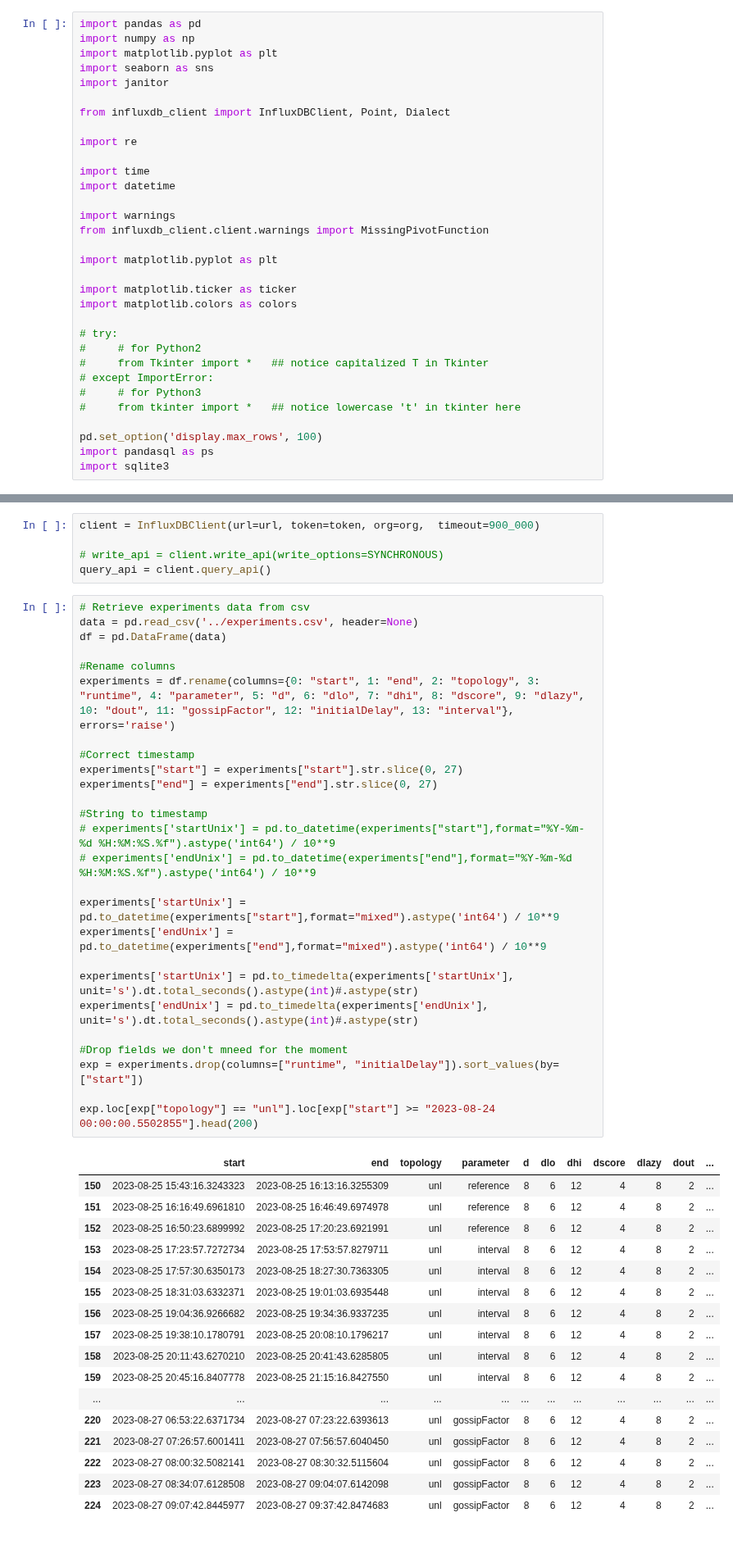
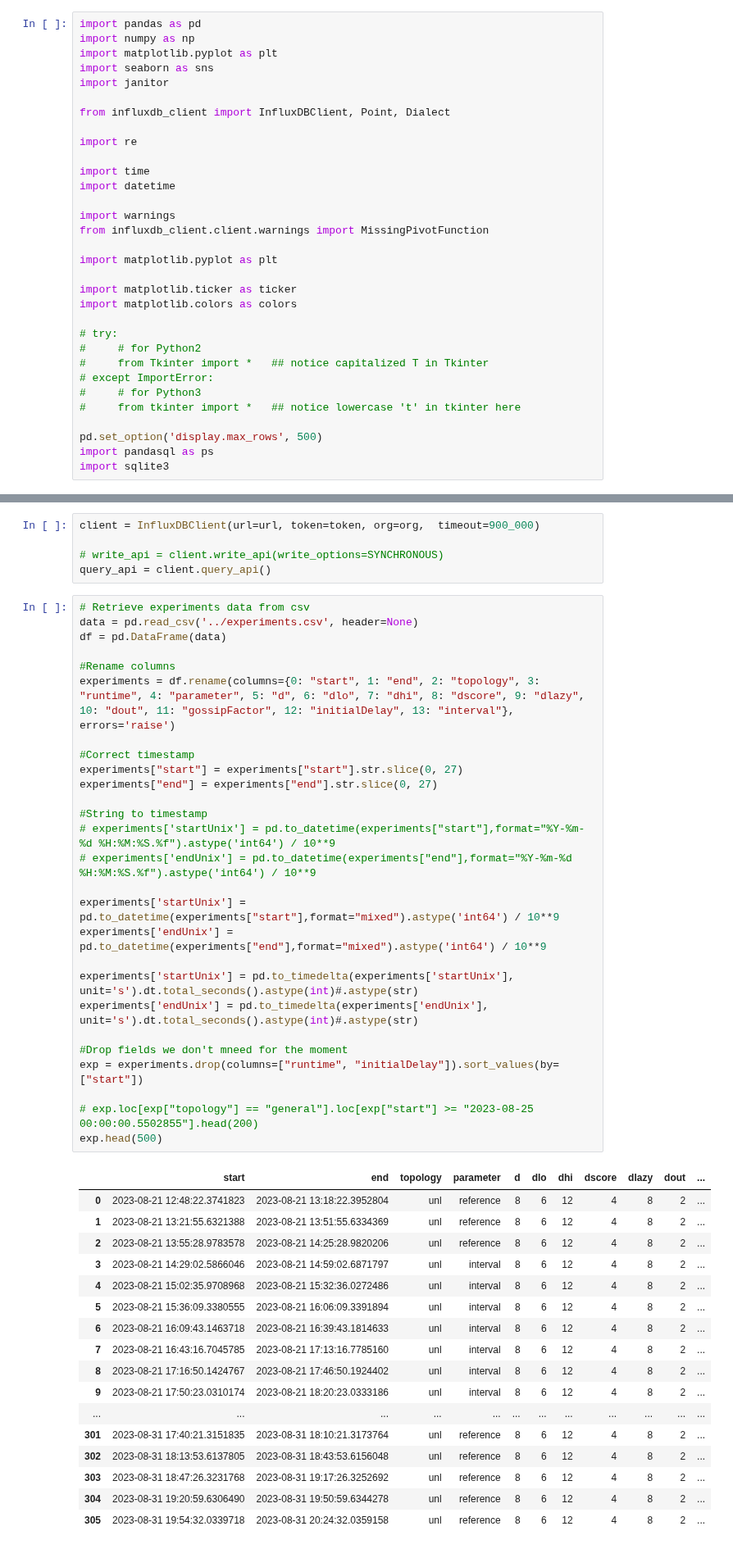
Before and after one commit to FlavScheidt/flexi-pipe, a Jupyter notebook: data/Notebooks/TimeSeries.ipynb, the cells around one changed output, grey strips where cells are left out. Shown at 82% size. Drawn from its saved outputs; the diff is of its cells as text.

```diff
--- a/data/Notebooks/TimeSeries.ipynb
+++ b/data/Notebooks/TimeSeries.ipynb
@@ -27,7 +27,7 @@ import matplotlib.colors as colors
 #     # for Python3
 #     from tkinter import *   ## notice lowercase 't' in tkinter here
 
-pd.set_option('display.max_rows', 100)
+pd.set_option('display.max_rows', 500)
 import pandasql as ps
 import sqlite3
 # %%
@@ -84,47 +84,48 @@ query_api = client.query_api()
 # %%
 # Retrieve experiments data from csv
 data = pd.read_csv('../experiments.csv', header=None)
 df = pd.DataFrame(data)
 
 #Rename columns
 experiments = df.rename(columns={0: "start", 1: "end", 2: "topology", 3: "runtime", 4: "parameter", 5: "d", 6: "dlo", 7: "dhi", 8: "dscore", 9: "dlazy", 10: "dout", 11: "gossipFactor", 12: "initialDelay", 13: "interval"}, errors='raise')
 
 #Correct timestamp
 experiments["start"] = experiments["start"].str.slice(0, 27)
 experiments["end"] = experiments["end"].str.slice(0, 27)
 
 #String to timestamp
 # experiments['startUnix'] = pd.to_datetime(experiments["start"],format="%Y-%m-%d %H:%M:%S.%f").astype('int64') / 10**9
 # experiments['endUnix'] = pd.to_datetime(experiments["end"],format="%Y-%m-%d %H:%M:%S.%f").astype('int64') / 10**9
 
 experiments['startUnix'] = pd.to_datetime(experiments["start"],format="mixed").astype('int64') / 10**9
 experiments['endUnix'] = pd.to_datetime(experiments["end"],format="mixed").astype('int64') / 10**9
 
 experiments['startUnix'] = pd.to_timedelta(experiments['startUnix'], unit='s').dt.total_seconds().astype(int)#.astype(str)
 experiments['endUnix'] = pd.to_timedelta(experiments['endUnix'], unit='s').dt.total_seconds().astype(int)#.astype(str)
 
 #Drop fields we don't mneed for the moment
 exp = experiments.drop(columns=["runtime", "initialDelay"]).sort_values(by=["start"])
 
-exp.loc[exp["topology"] == "unl"].loc[exp["start"] >= "2023-08-24 00:00:00.5502855"].head(200)
+# exp.loc[exp["topology"] == "general"].loc[exp["start"] >= "2023-08-25 00:00:00.5502855"].head(200)
+exp.head(500)
 # %% [output]
 |  | start | end | topology | parameter | d | dlo | dhi | dscore | dlazy | dout | ... |
-| 150 | 2023-08-25 15:43:16.3243323 | 2023-08-25 16:13:16.3255309 | unl | reference | 8 | 6 | 12 | 4 | 8 | 2 | ... |
-| 151 | 2023-08-25 16:16:49.6961810 | 2023-08-25 16:46:49.6974978 | unl | reference | 8 | 6 | 12 | 4 | 8 | 2 | ... |
-| 152 | 2023-08-25 16:50:23.6899992 | 2023-08-25 17:20:23.6921991 | unl | reference | 8 | 6 | 12 | 4 | 8 | 2 | ... |
-| 153 | 2023-08-25 17:23:57.7272734 | 2023-08-25 17:53:57.8279711 | unl | interval | 8 | 6 | 12 | 4 | 8 | 2 | ... |
-| 154 | 2023-08-25 17:57:30.6350173 | 2023-08-25 18:27:30.7363305 | unl | interval | 8 | 6 | 12 | 4 | 8 | 2 | ... |
-| 155 | 2023-08-25 18:31:03.6332371 | 2023-08-25 19:01:03.6935448 | unl | interval | 8 | 6 | 12 | 4 | 8 | 2 | ... |
-| 156 | 2023-08-25 19:04:36.9266682 | 2023-08-25 19:34:36.9337235 | unl | interval | 8 | 6 | 12 | 4 | 8 | 2 | ... |
-| 157 | 2023-08-25 19:38:10.1780791 | 2023-08-25 20:08:10.1796217 | unl | interval | 8 | 6 | 12 | 4 | 8 | 2 | ... |
-| 158 | 2023-08-25 20:11:43.6270210 | 2023-08-25 20:41:43.6285805 | unl | interval | 8 | 6 | 12 | 4 | 8 | 2 | ... |
-| 159 | 2023-08-25 20:45:16.8407778 | 2023-08-25 21:15:16.8427550 | unl | interval | 8 | 6 | 12 | 4 | 8 | 2 | ... |
+| 0 | 2023-08-21 12:48:22.3741823 | 2023-08-21 13:18:22.3952804 | unl | reference | 8 | 6 | 12 | 4 | 8 | 2 | ... |
+| 1 | 2023-08-21 13:21:55.6321388 | 2023-08-21 13:51:55.6334369 | unl | reference | 8 | 6 | 12 | 4 | 8 | 2 | ... |
+| 2 | 2023-08-21 13:55:28.9783578 | 2023-08-21 14:25:28.9820206 | unl | reference | 8 | 6 | 12 | 4 | 8 | 2 | ... |
+| 3 | 2023-08-21 14:29:02.5866046 | 2023-08-21 14:59:02.6871797 | unl | interval | 8 | 6 | 12 | 4 | 8 | 2 | ... |
+| 4 | 2023-08-21 15:02:35.9708968 | 2023-08-21 15:32:36.0272486 | unl | interval | 8 | 6 | 12 | 4 | 8 | 2 | ... |
+| 5 | 2023-08-21 15:36:09.3380555 | 2023-08-21 16:06:09.3391894 | unl | interval | 8 | 6 | 12 | 4 | 8 | 2 | ... |
+| 6 | 2023-08-21 16:09:43.1463718 | 2023-08-21 16:39:43.1814633 | unl | interval | 8 | 6 | 12 | 4 | 8 | 2 | ... |
+| 7 | 2023-08-21 16:43:16.7045785 | 2023-08-21 17:13:16.7785160 | unl | interval | 8 | 6 | 12 | 4 | 8 | 2 | ... |
+| 8 | 2023-08-21 17:16:50.1424767 | 2023-08-21 17:46:50.1924402 | unl | interval | 8 | 6 | 12 | 4 | 8 | 2 | ... |
+| 9 | 2023-08-21 17:50:23.0310174 | 2023-08-21 18:20:23.0333186 | unl | interval | 8 | 6 | 12 | 4 | 8 | 2 | ... |
 | ... | ... | ... | ... | ... | ... | ... | ... | ... | ... | ... | ... |
-| 220 | 2023-08-27 06:53:22.6371734 | 2023-08-27 07:23:22.6393613 | unl | gossipFactor | 8 | 6 | 12 | 4 | 8 | 2 | ... |
-| 221 | 2023-08-27 07:26:57.6001411 | 2023-08-27 07:56:57.6040450 | unl | gossipFactor | 8 | 6 | 12 | 4 | 8 | 2 | ... |
-| 222 | 2023-08-27 08:00:32.5082141 | 2023-08-27 08:30:32.5115604 | unl | gossipFactor | 8 | 6 | 12 | 4 | 8 | 2 | ... |
-| 223 | 2023-08-27 08:34:07.6128508 | 2023-08-27 09:04:07.6142098 | unl | gossipFactor | 8 | 6 | 12 | 4 | 8 | 2 | ... |
-| 224 | 2023-08-27 09:07:42.8445977 | 2023-08-27 09:37:42.8474683 | unl | gossipFactor | 8 | 6 | 12 | 4 | 8 | 2 | ... |
+| 301 | 2023-08-31 17:40:21.3151835 | 2023-08-31 18:10:21.3173764 | unl | reference | 8 | 6 | 12 | 4 | 8 | 2 | ... |
+| 302 | 2023-08-31 18:13:53.6137805 | 2023-08-31 18:43:53.6156048 | unl | reference | 8 | 6 | 12 | 4 | 8 | 2 | ... |
+| 303 | 2023-08-31 18:47:26.3231768 | 2023-08-31 19:17:26.3252692 | unl | reference | 8 | 6 | 12 | 4 | 8 | 2 | ... |
+| 304 | 2023-08-31 19:20:59.6306490 | 2023-08-31 19:50:59.6344278 | unl | reference | 8 | 6 | 12 | 4 | 8 | 2 | ... |
+| 305 | 2023-08-31 19:54:32.0339718 | 2023-08-31 20:24:32.0359158 | unl | reference | 8 | 6 | 12 | 4 | 8 | 2 | ... |
 # %%
 #Get times for different intervals
 # intervals = exp["interval"].drop_duplicates().sort_values().reset_index(drop=True)
```
Also changed, not shown: 10 other files.
